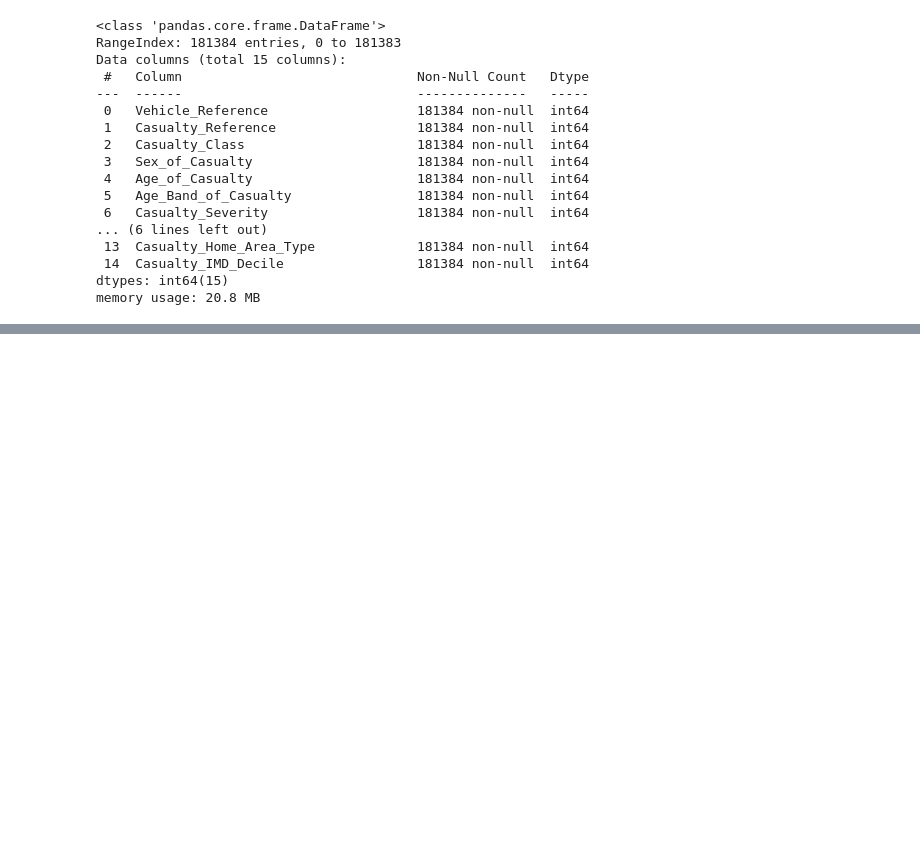
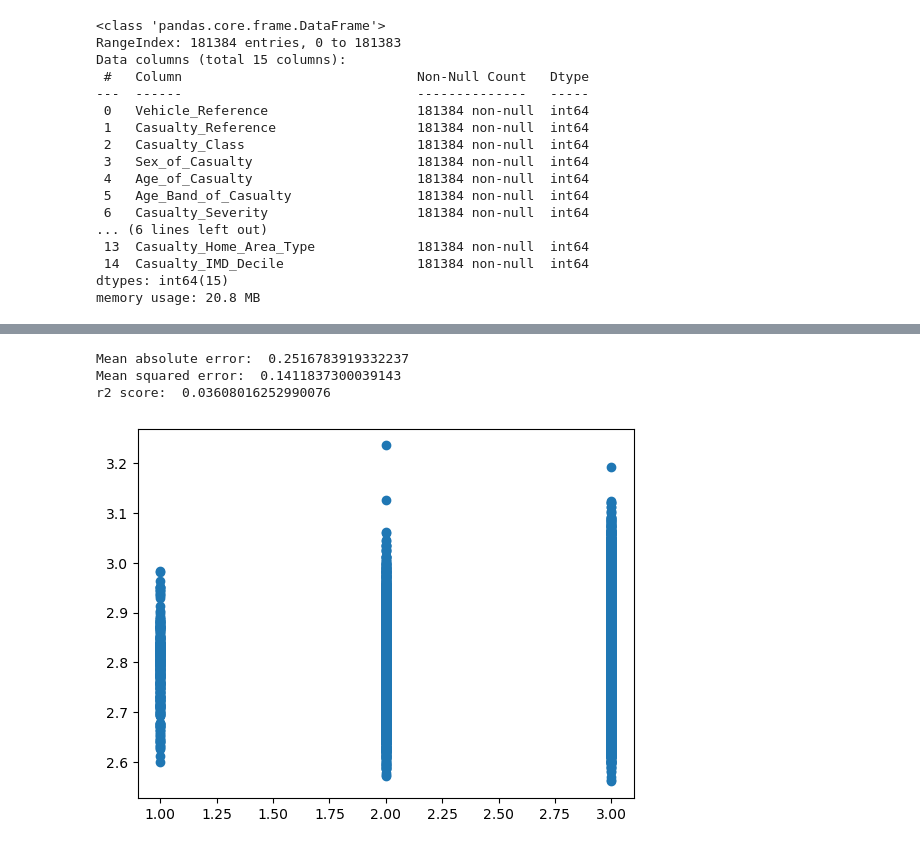
Before and after one commit to AbdullahTurgut/Machine-Learning, a Jupyter notebook: 15-UK-2016-Road-Safety-DataRegression.ipynb, the cells around one changed output, grey strips where cells are left out. Cells and saved outputs as stored; diff of their text form; code cells hidden in the pictures; blank space fills up the shorter version.

```diff
--- a/15-UK-2016-Road-Safety-DataRegression.ipynb
+++ b/15-UK-2016-Road-Safety-DataRegression.ipynb
@@ -149,12 +177,17 @@ r2 score:  0.034551888954891696
 # %%
 ridge = Ridge()
 ridge.fit(X_train_scaled,y_train)
-y_pred2 = linear.predict(X_test_scaled)
-mae = mean_absolute_error(y_test,y_pred)
-mse = mean_squared_error(y_test,y_pred)
-score = r2_score(y_test,y_pred)
+y_pred2 = ridge.predict(X_test_scaled)
+mae = mean_absolute_error(y_test,y_pred2)
+mse = mean_squared_error(y_test,y_pred2)
+score = r2_score(y_test,y_pred2)
 print("Mean absolute error: ", mae)
 print("Mean squared error: ", mse)
 print("r2 score: ", score)
-plt.scatter(y_test,y_pred)
+plt.scatter(y_test,y_pred2)
 plt.show()
+# %% [output]
+Mean absolute error:  0.2516783919332237
+Mean squared error:  0.1411837300039143
+r2 score:  0.03608016252990076
+[figure, added]
```
Also changed, not shown: parts of 12 cells of this notebook.
